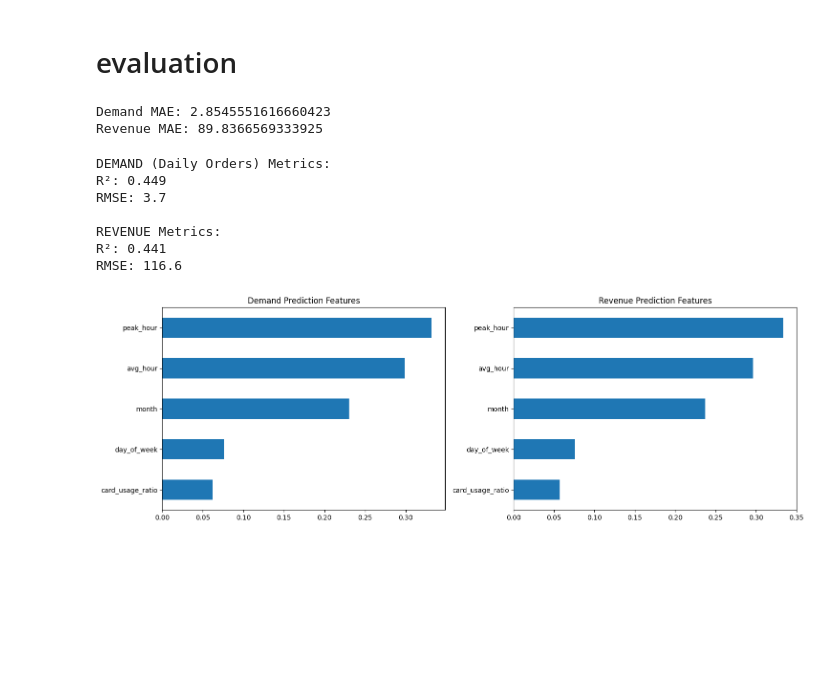
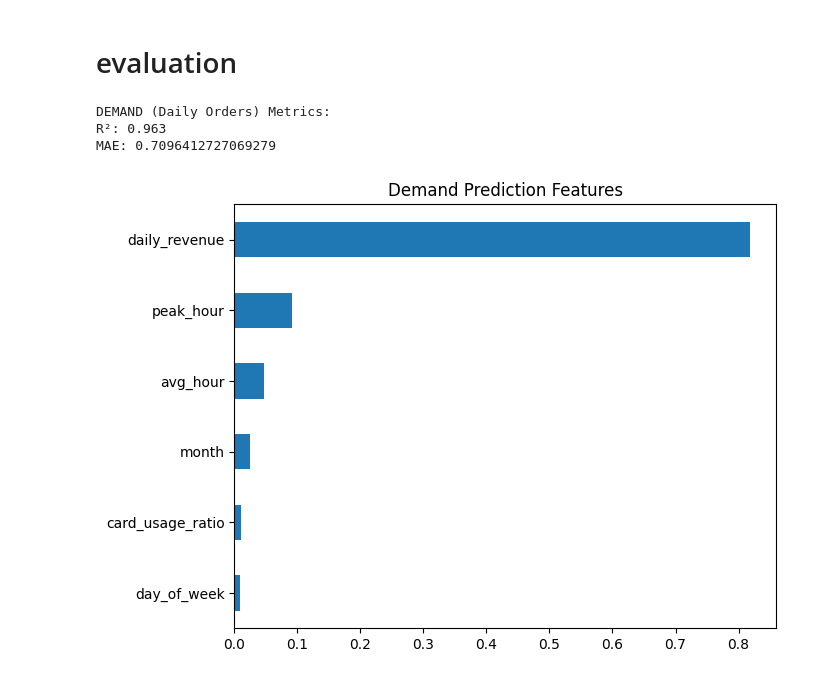
Before and after one commit to holgadoa/datascience-grp3-ml-project, a Jupyter notebook: actual/Group3-MachineLearningProject.ipynb, the cells around one changed output. Saved outputs shown, nothing was run; the diff lists cells and outputs as text; code cells hidden in the pictures; blank space fills up the shorter version.

Commit message:
added what should be the final rendition
removed the prediction for revenue but it may still have some artifacts

```diff
--- a/actual/Group3-MachineLearningProject.ipynb
+++ b/actual/Group3-MachineLearningProject.ipynb
@@ -139,12 +127,11 @@ daily_data['daily_revenue'] = daily_data['daily_revenue'].clip(lower_bound, uppe
 # %% [markdown]
 # model training
 # %%
-X = daily_data.drop(['date', 'daily_revenue', 'most_popular_coffee', 'weekday_name', 'daily_orders'],axis=1)  #drop the date, daily revenue, most popular coffee, weekday name and daily orders columns
+X = daily_data.drop(['date', 'most_popular_coffee', 'weekday_name', 'daily_orders'],axis=1)  #drop the date, daily revenue, most popular coffee, weekday name and daily orders columns
 y_demand = daily_data['daily_orders']
 y_revenue = daily_data['daily_revenue']
 
-X_train, X_test, y_demand_train, y_demand_test = train_test_split(X, y_demand, test_size=0.3, random_state=42)
-X_train, X_test, y_revenue_train, y_revenue_test = train_test_split(X, y_revenue, test_size=0.3, random_state=42)
+X_train, X_test, y_train, y_test = train_test_split(X, y_demand, test_size=0.3, random_state=42)
 
 # Train models
 demand_model = RandomForestRegressor(
@@ -154,60 +141,32 @@ demand_model = RandomForestRegressor(
     max_features=0.5,
     random_state=42,
     n_jobs=-1)
-demand_model.fit(X_train, y_demand_train)
-revenue_model = RandomForestRegressor(
-    n_estimators=700,
-    max_depth=10,
-    min_samples_leaf=3,
-    max_features=0.5,
-    random_state=42,
-    n_jobs=-1)
-
-revenue_model.fit(X_train, y_revenue_train)
+demand_model.fit(X_train, y_train)
 # %% [output]
 RandomForestRegressor(max_depth=10, max_features=0.5, min_samples_leaf=3,
                       n_estimators=700, n_jobs=-1, random_state=42)
 # %% [markdown]
 # evaluation
-# %%
-# Evaluate demand predictions
-demand_pred = demand_model.predict(X_test)
-print("Demand MAE:", mean_absolute_error(y_demand_test, demand_pred))
-
-# Evaluate revenue predictions
-revenue_pred = revenue_model.predict(X_test)
-print("Revenue MAE:", mean_absolute_error(y_revenue_test, revenue_pred))
-# %% [output]
-Demand MAE: 2.8545551616660423
-Revenue MAE: 89.8366569333925
 # %%
+#predict demand
 demand_pred = demand_model.predict(X_test)
-revenue_pred = revenue_model.predict(X_test)
 
+#print metrics
 def print_metrics(y_true, y_pred, label):
     print(f"{label} Metrics:")
     print(f"R²: {r2_score(y_true, y_pred):.3f}")
-    rmse = np.sqrt(mean_squared_error(y_true, y_pred))
-    print(f"RMSE: {rmse:.1f}\n")
+    print(f"MAE:", mean_absolute_error(y_test, demand_pred))
 
-print_metrics(y_demand_test, demand_pred, "DEMAND (Daily Orders)")
-print_metrics(y_revenue_test, revenue_pred, "REVENUE")
+print_metrics(y_test, demand_pred, "DEMAND (Daily Orders)")
 
 # Feature Importance
-fig, ax = plt.subplots(1, 2, figsize=(15, 5))
-pd.Series(demand_model.feature_importances_, index=X.columns).sort_values().plot.barh(ax=ax[0])
-ax[0].set_title('Demand Prediction Features')
-
-pd.Series(revenue_model.feature_importances_, index=X.columns).sort_values().plot.barh(ax=ax[1])
-ax[1].set_title('Revenue Prediction Features')
+fig, ax = plt.subplots(figsize=(7, 5))
+pd.Series(demand_model.feature_importances_, index=X.columns).sort_values().plot.barh()
+plt.title('Demand Prediction Features')
 plt.tight_layout()
 plt.show()
 # %% [output]
 DEMAND (Daily Orders) Metrics:
-R²: 0.449
-RMSE: 3.7
-
-REVENUE Metrics:
-R²: 0.441
-RMSE: 116.6
+R²: 0.963
+MAE: 0.7096412727069279
-[figure, old version]
+[figure, new version]
```
Also changed, not shown: parts of 4 cells of this notebook.
